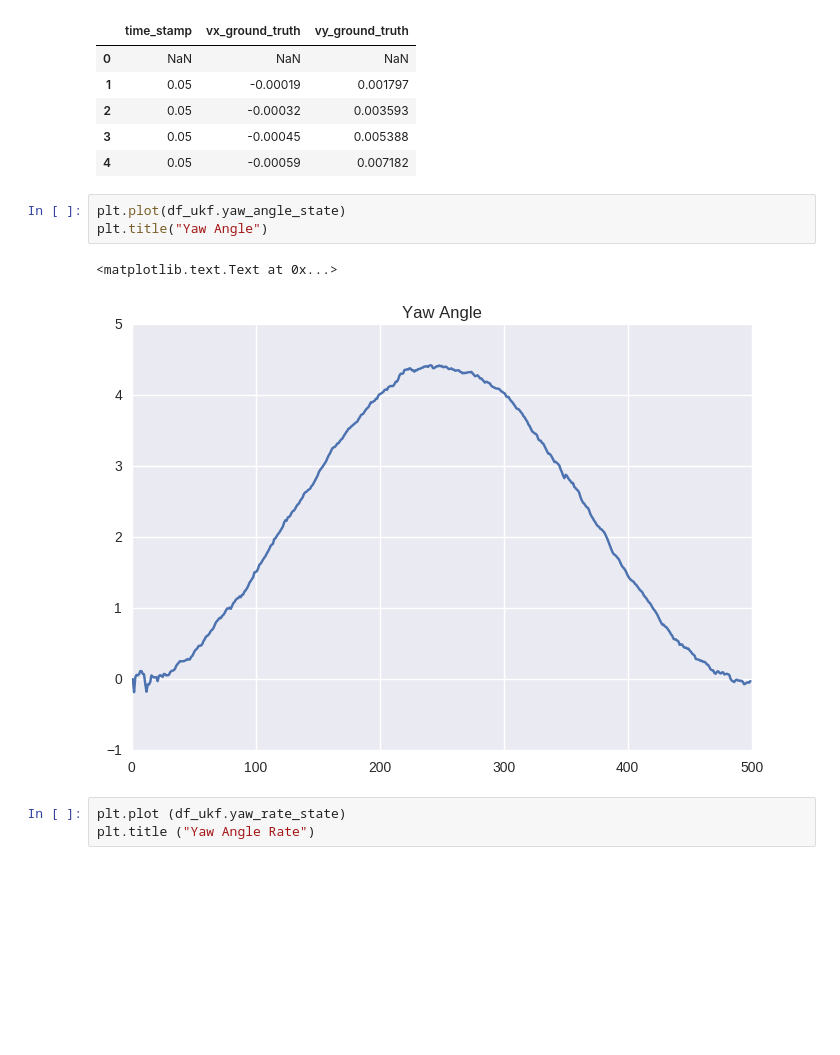
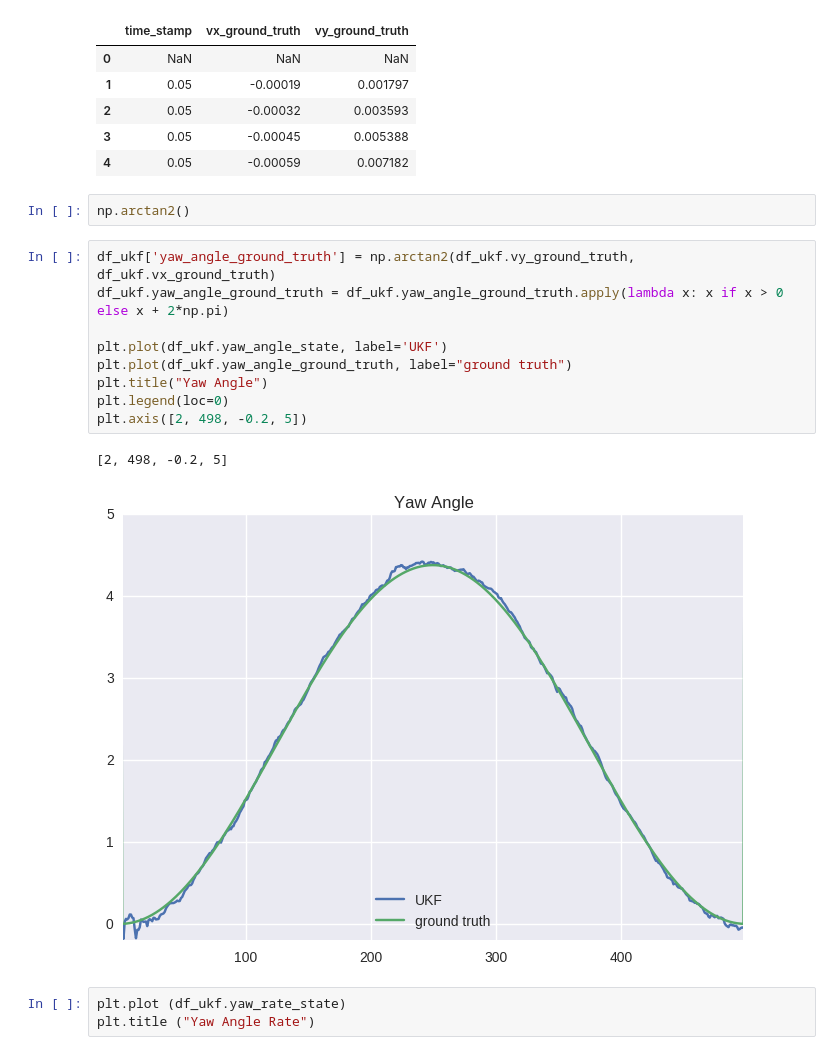
Before and after one commit to itoyjakra/Unscented-Kalman-Filter, a Jupyter notebook: Tracks.ipynb, the cells around one changed output. Drawn from its saved outputs; the diff is of its cells as text; blank space fills up the shorter version.

Commit message:
README updated, plots in notebook updated

```diff
--- a/Tracks.ipynb
+++ b/Tracks.ipynb
@@ -186,12 +186,20 @@ df_a.head()
 | 2 | 0.05 | -0.00032 | 0.003593 |
 | 3 | 0.05 | -0.00045 | 0.005388 |
 | 4 | 0.05 | -0.00059 | 0.007182 |
-# %%
-plt.plot(df_ukf.yaw_angle_state)
-plt.title("Yaw Angle")
-# %% [output]
-<matplotlib.text.Text at 0x...>
-[figure, removed]
+# %%
+np.arctan2()
+# %%
+df_ukf['yaw_angle_ground_truth'] = np.arctan2(df_ukf.vy_ground_truth, df_ukf.vx_ground_truth)
+df_ukf.yaw_angle_ground_truth = df_ukf.yaw_angle_ground_truth.apply(lambda x: x if x > 0 else x + 2*np.pi)
+
+plt.plot(df_ukf.yaw_angle_state, label='UKF')
+plt.plot(df_ukf.yaw_angle_ground_truth, label="ground truth")
+plt.title("Yaw Angle")
+plt.legend(loc=0)
+plt.axis([2, 498, -0.2, 5])
+# %% [output]
+[2, 498, -0.2, 5]
+[figure, added]
 # %%
 plt.plot (df_ukf.yaw_rate_state)
 plt.title ("Yaw Angle Rate")
```
Also changed, not shown: 1 other file.
